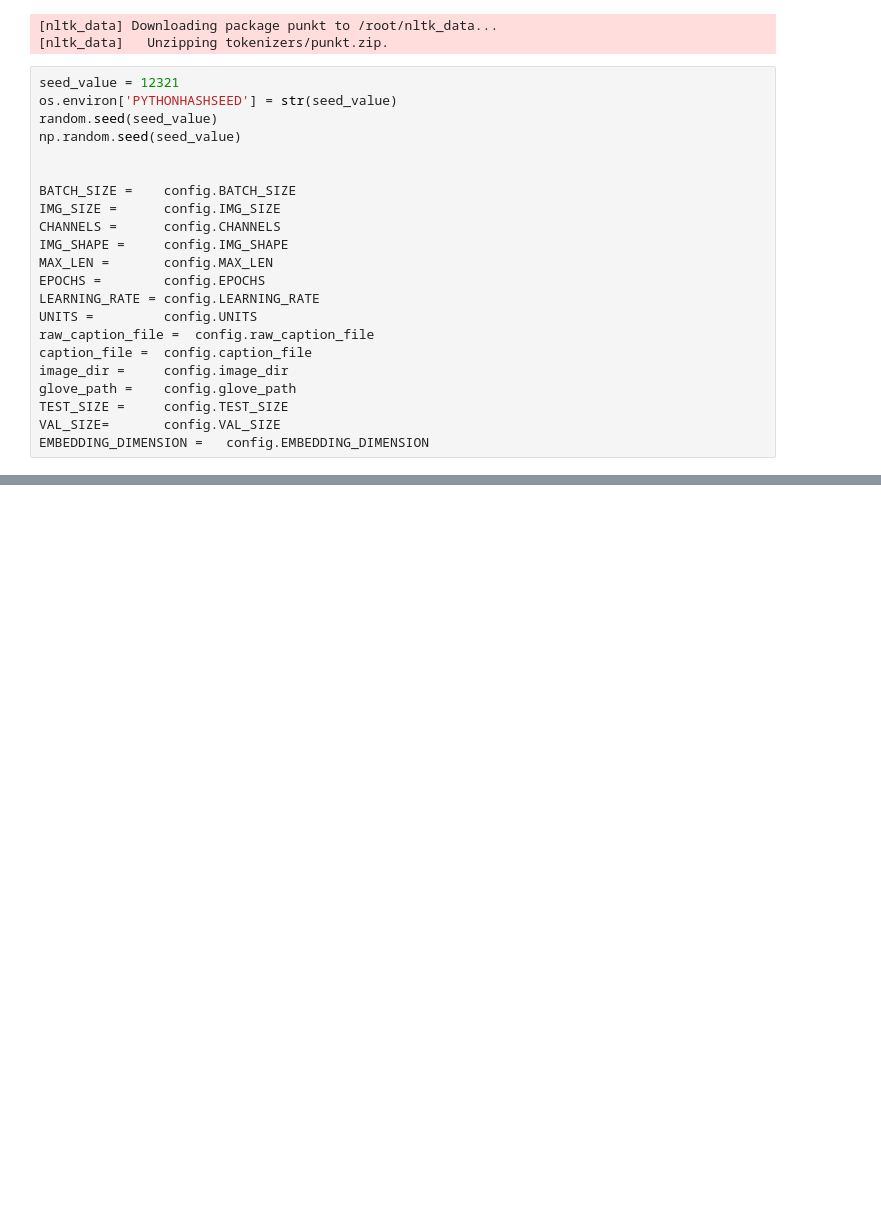
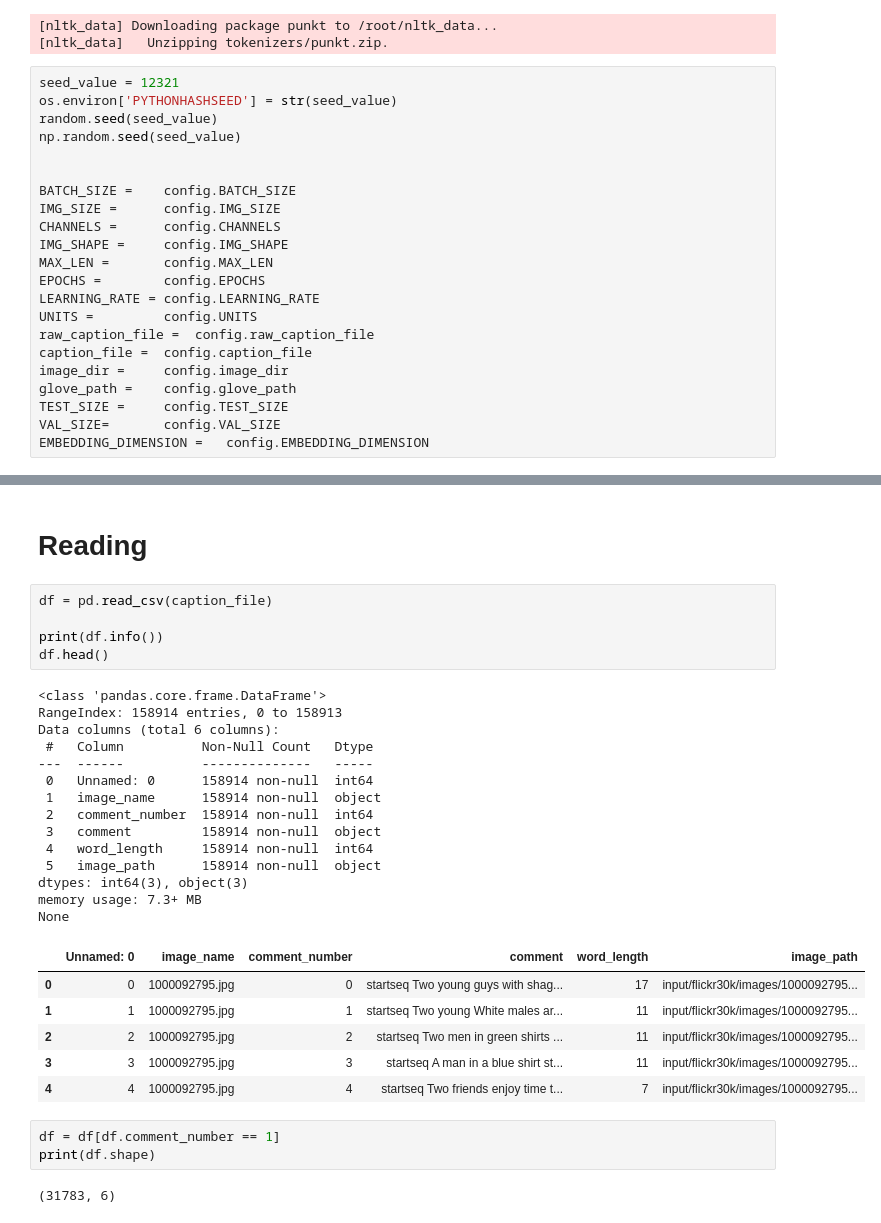
Before and after one commit to tikendraw/caption-generator, a Jupyter notebook: train_notebook.ipynb, the cells around one changed output, grey strips where cells are left out. Saved outputs shown, nothing was run; the diff lists cells and outputs as text; blank space fills up the shorter version.

```diff
--- a/train_notebook.ipynb
+++ b/train_notebook.ipynb
@@ -93,0 +107,33 @@ pathh = Path('/content/kaggle.json')
+# %% [markdown]
+# Reading
+# %%
+df = pd.read_csv(caption_file)
+
+print(df.info())
+df.head()
+# %% [output]
+<class 'pandas.core.frame.DataFrame'>
+RangeIndex: 158914 entries, 0 to 158913
+Data columns (total 6 columns):
+ #   Column          Non-Null Count   Dtype
+---  ------          --------------   -----
+ 0   Unnamed: 0      158914 non-null  int64
+ 1   image_name      158914 non-null  object
+ 2   comment_number  158914 non-null  int64
+ 3   comment         158914 non-null  object
+ 4   word_length     158914 non-null  int64
+ 5   image_path      158914 non-null  object
+dtypes: int64(3), object(3)
+memory usage: 7.3+ MB
+None
+|  | Unnamed: 0 | image_name | comment_number | comment | word_length | image_path |
+| 0 | 0 | 1000092795.jpg | 0 | startseq Two young guys with shag... | 17 | input/flickr30k/images/1000092795... |
+| 1 | 1 | 1000092795.jpg | 1 | startseq Two young White males ar... | 11 | input/flickr30k/images/1000092795... |
+| 2 | 2 | 1000092795.jpg | 2 | startseq Two men in green shirts ... | 11 | input/flickr30k/images/1000092795... |
+| 3 | 3 | 1000092795.jpg | 3 | startseq A man in a blue shirt st... | 11 | input/flickr30k/images/1000092795... |
+| 4 | 4 | 1000092795.jpg | 4 | startseq Two friends enjoy time t... | 7 | input/flickr30k/images/1000092795... |
+# %%
+df = df[df.comment_number == 1]
+print(df.shape)
+# %% [output]
+(31783, 6)
```
Also changed, not shown: parts of 23 cells of this notebook.
